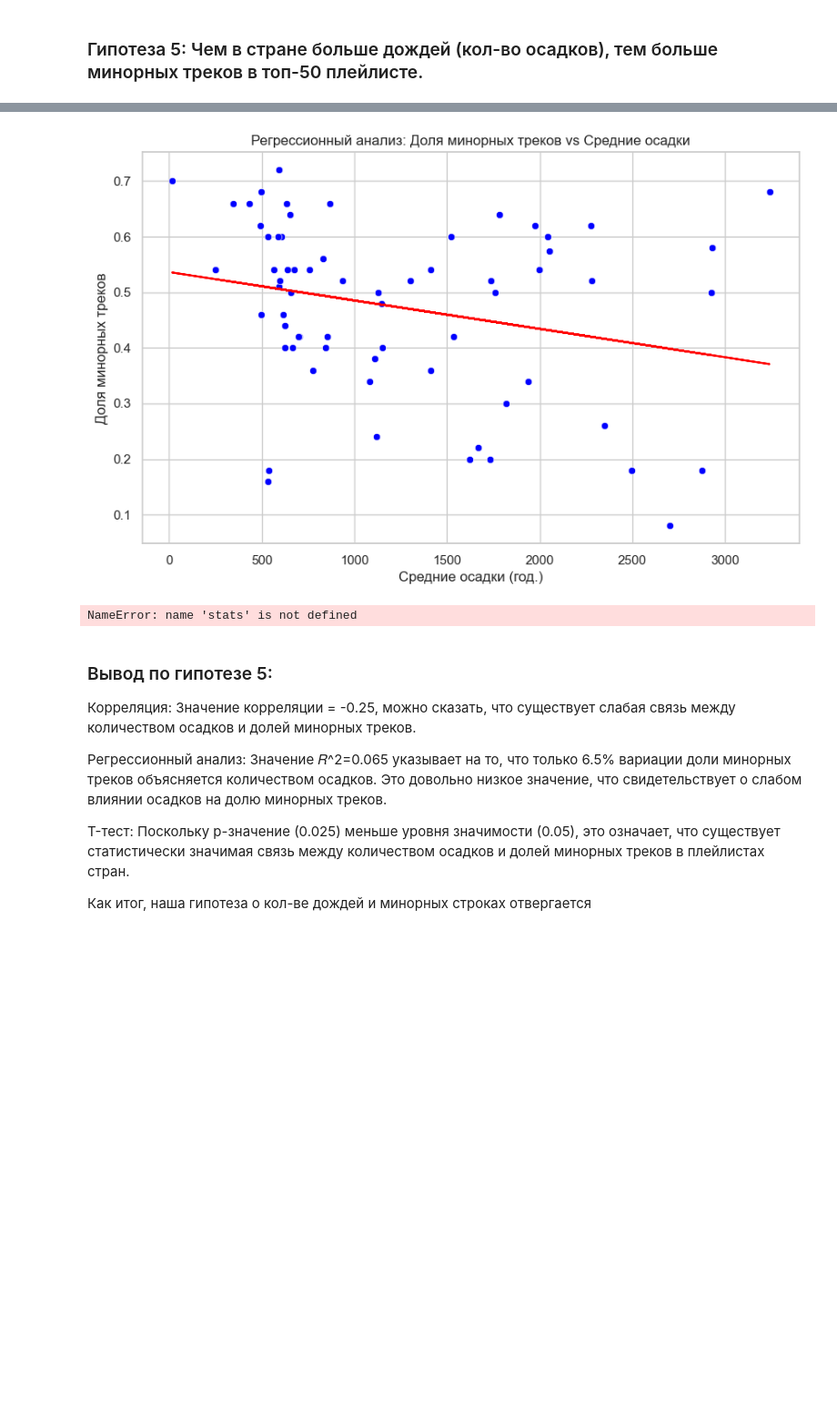
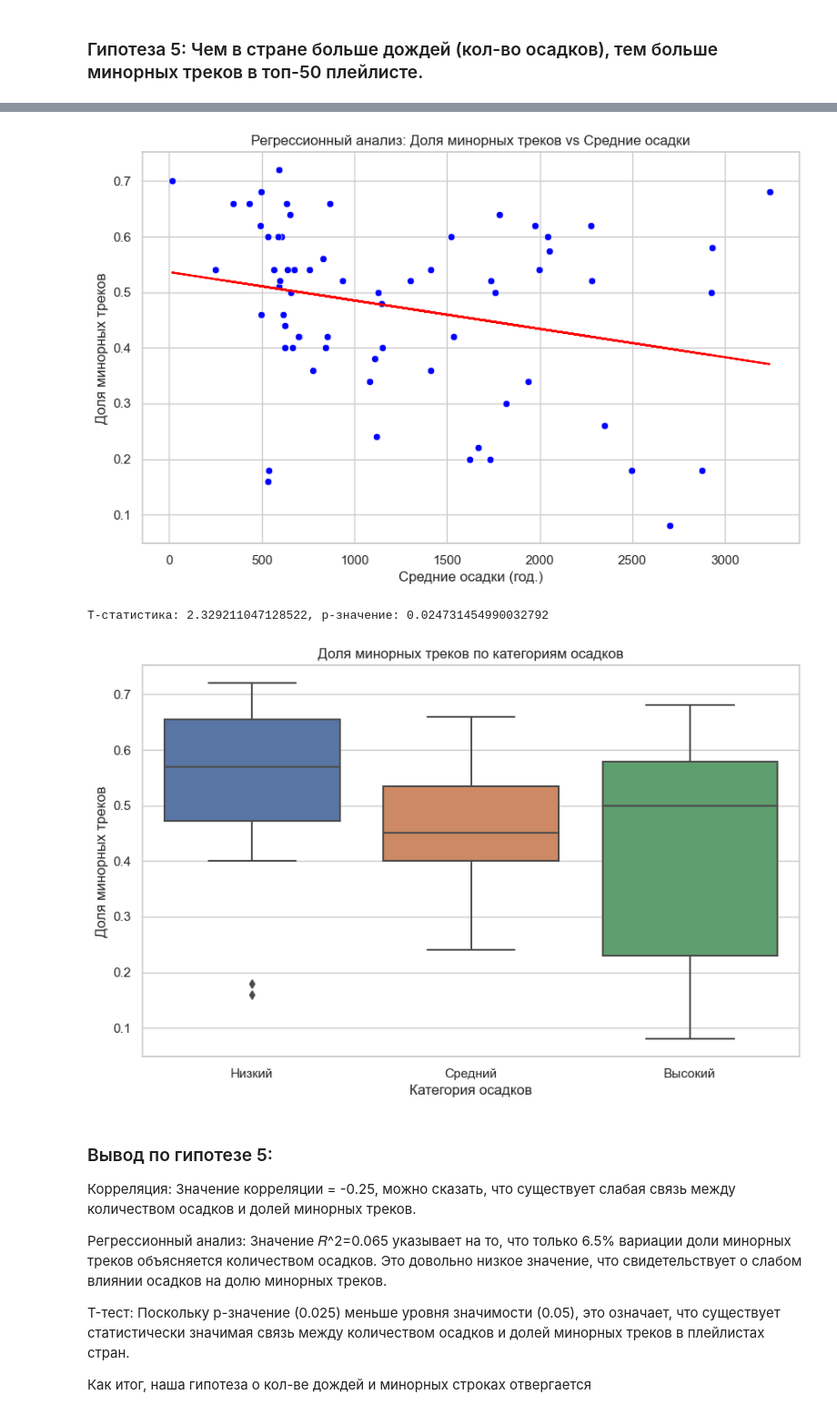
Before and after one commit to marusyaOV/andan-project24, a Jupyter notebook: Visualization_and_analysis.ipynb, the cells around one changed output, grey strips where cells are left out. Shown at 91% size. Saved outputs shown, nothing was run; the diff lists cells and outputs as text; code cells hidden in the pictures; blank space fills up the shorter version.

```diff
--- a/Visualization_and_analysis.ipynb
+++ b/Visualization_and_analysis.ipynb
@@ -239,7 +239,7 @@ grouped_data['Осадки_категория'] = pd.qcut(grouped_data['Сред
 # t-тест
 low_rain = grouped_data[grouped_data['Осадки_категория'] == 'Низкий']['Доля_минорных_треков']
 high_rain = grouped_data[grouped_data['Осадки_категория'] == 'Высокий']['Доля_минорных_треков']
-t_stat, p_value = stats.ttest_ind(low_rain, high_rain)
+t_stat, p_value = scipy.stats.ttest_ind(low_rain, high_rain)
 
 print(f"T-статистика: {t_stat}, p-значение: {p_value}")
 
@@ -261,14 +261,15 @@ Time:                          23:50:27   Log-Likelihood:                 31.899
 No. Observations:                    66   AIC:                            -59.80
 Df Residuals:                        64   BIC:                            -55.42
 Df Model:                             1
 Covariance Type:              nonrobust
 ... (12 lines left out)
 Notes:
 [1] Standard Errors assume that the covariance matrix of the errors is correctly specified.
 [2] The condition number is large, 2.72e+03. This might indicate that there are
 strong multicollinearity or other numerical problems.
 [figure]
-NameError: name 'stats' is not defined
+T-статистика: 2.329211047128522, p-значение: 0.024731454990032792
+[figure, added]
 # %% [markdown]
 ### Вывод по гипотезе 5:
 
```
Also changed, not shown: parts of 1 cell of this notebook.
